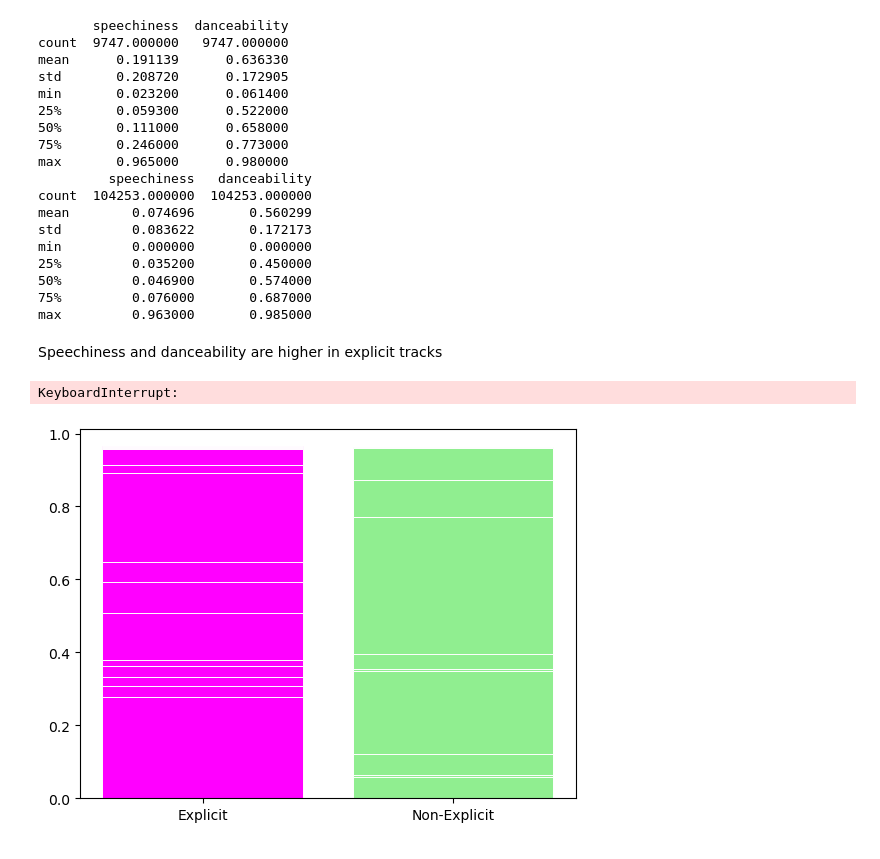
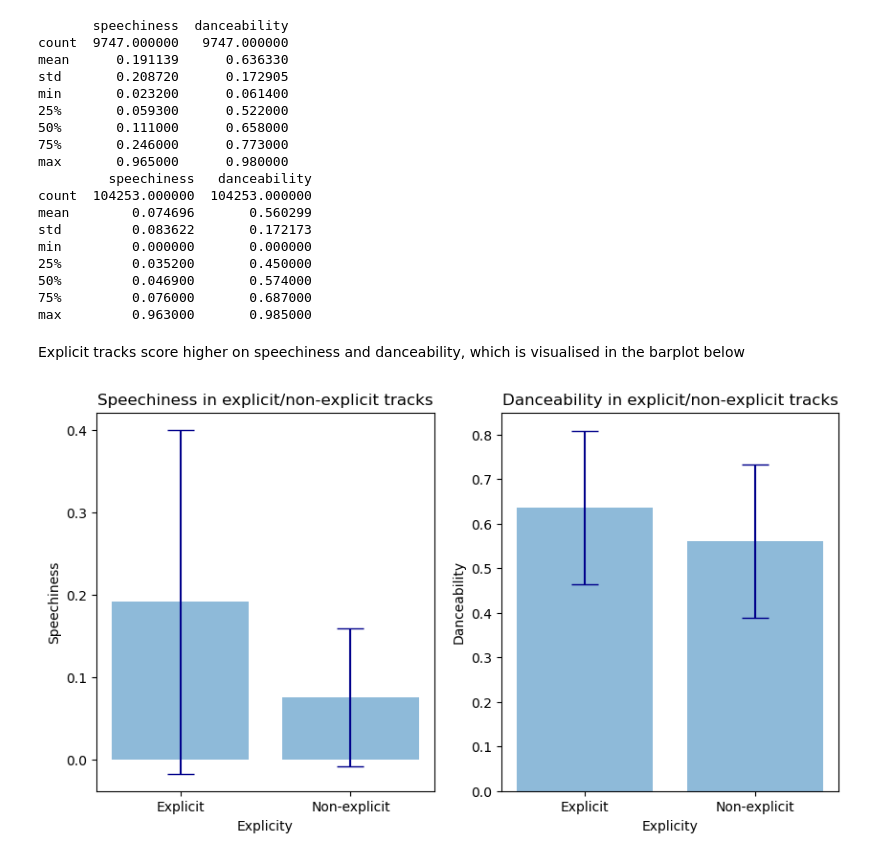
Before and after one commit to NiallRussell/PDFA-project, a Jupyter notebook: project.ipynb, the cells around one changed output. Saved outputs shown, nothing was run; the diff lists cells and outputs as text; code cells hidden in the pictures.

Commit message:
barplot

```diff
--- a/project.ipynb
+++ b/project.ipynb
@@ -300,14 +301,58 @@ min         0.000000       0.000000
 50%         0.046900       0.574000
 75%         0.076000       0.687000
 max         0.963000       0.985000
-# %% [markdown]
-Speechiness and danceability are higher in explicit tracks
-# %%
-fig, ax = plt.subplots()
-ax.bar("Explicit", group1["speechiness"], width=.8, edgecolor="white", linewidth=0.7, color = "magenta")
-ax.bar("Non-Explicit", group2["speechiness"], width=.8, edgecolor="white", linewidth=0.7, color = "lightgreen")
-#ax.bar(group1[["speechiness", "danceability"]], height = .1)
-plt.show()
-# %% [output]
-KeyboardInterrupt:
-[figure, removed]
+# %% [markdown]
+Explicit tracks score higher on speechiness and danceability, which is visualised in the barplot below
+# %%
+#Define means and SDs for each variable, grouped by explicity
+
+ex_speechiness_mean = group1["speechiness"].mean()
+nonex_speechiness_mean = group2["speechiness"].mean()
+
+ex_danceability_mean = group1["danceability"].mean()
+nonex_danceability_mean = group2["danceability"].mean()
+
+ex_speechiness_std = group1["speechiness"].std()
+nonex_speechiness_std = group2["speechiness"].std()
+
+ex_danceability_std = group1["danceability"].std()
+nonex_danceability_std = group2["danceability"].std()
+
+#Define x labels and coordinates for barplot
+explicit_or_not = ['Explicit', 'Non-explicit']
+x_pos = np.arange(len(explicit_or_not))
+
+#group means and SDs for use in barplot
+speechiness_means = [ex_speechiness_mean, nonex_speechiness_mean]
+speechiness_error = [ex_speechiness_std, nonex_speechiness_std]
+danceability_means = [ex_danceability_mean, nonex_danceability_mean]
+danceability_error = [ex_danceability_std, nonex_danceability_std]
+
+#Define figure with two plots
+fig, (ax1, ax2) = plt.subplots(1, 2)
+
+#Formatting figure
+fig.set_figheight(5)
+fig.set_figwidth(10)
+
+fig.subplots_adjust(left=None, bottom=None, right=None, top=.9, wspace=.2, hspace=.4)
+
+#Speechiness plot
+ax1.bar(x_pos, speechiness_means, yerr=speechiness_error, align='center', alpha=0.5, ecolor='darkblue', capsize=10)
+ax1.set_ylabel('Speechiness')
+ax1.set_xlabel('Explicity')
+ax1.set_xticks(x_pos)
+ax1.set_xticklabels(explicit_or_not)
+ax1.set_title('Speechiness in explicit/non-explicit tracks')
+
+#Danceability plot
+ax2.bar(x_pos, danceability_means, yerr=danceability_error, align='center', alpha=0.5, ecolor='darkblue', capsize=10)
+ax2.set_ylabel('Danceability')
+ax2.set_xlabel('Explicity')
+ax2.set_xticks(x_pos)
+ax2.set_xticklabels(explicit_or_not)
+ax2.set_title('Danceability in explicit/non-explicit tracks')
+
+plt.show()
+# %% [output]
+[figure, added]
```
Also changed, not shown: parts of 2 cells of this notebook.
